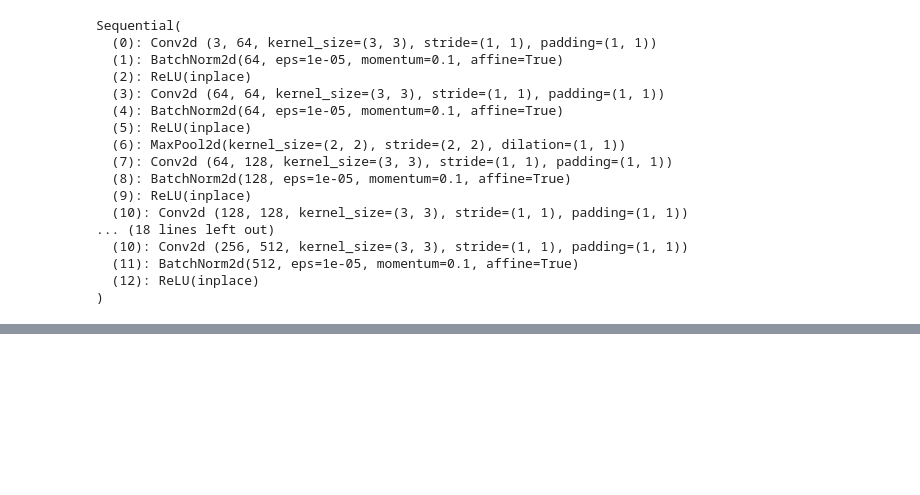
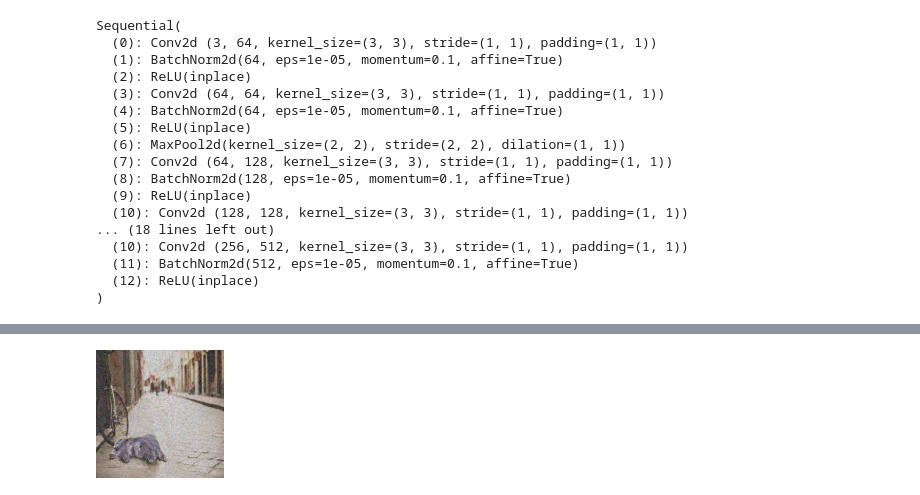
Before and after one commit to Beanin/object-to-object-style-transfer, a Jupyter notebook: transfer.ipynb, the cells around one changed output, grey strips where cells are left out. Saved outputs shown, nothing was run; the diff lists cells and outputs as text; code cells hidden in the pictures; blank space fills up the shorter version.

```diff
--- a/transfer.ipynb
+++ b/transfer.ipynb
@@ -385,0 +431,4 @@ def to_img(tensor):
+# %%
+transforms.ToPILImage()(to_img(gen_img1[0]))
+# %% [output]
+[figure, added]
```
Also changed, not shown: parts of 32 cells of this notebook.
